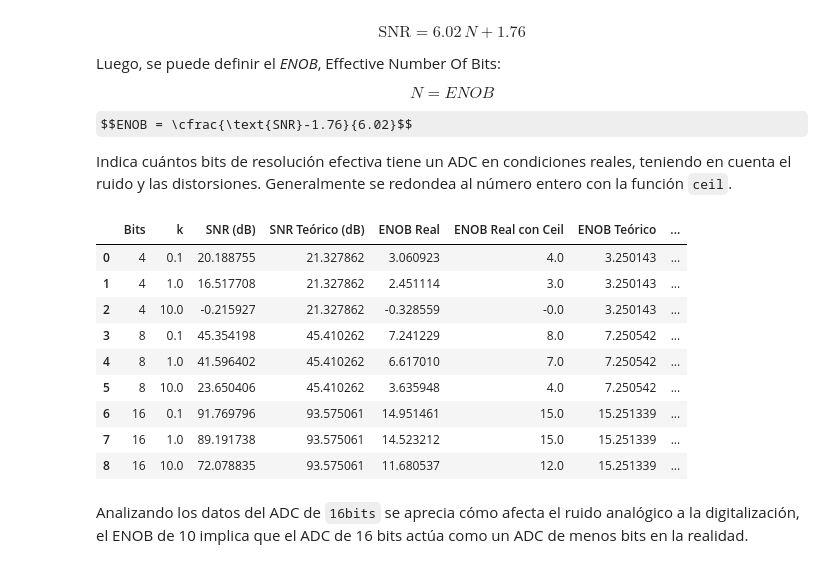
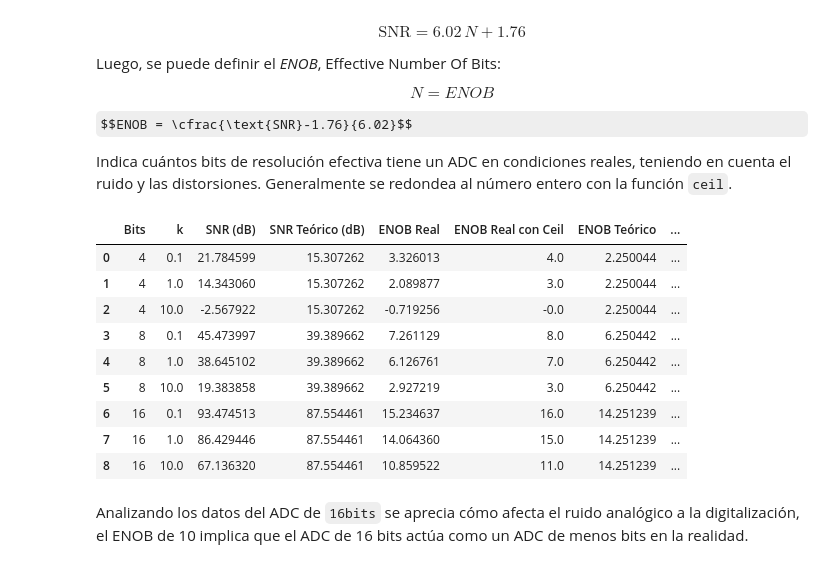
Before and after one commit to federico-b-ee/PDS-2024, a Jupyter notebook: TS4/notebook.ipynb, the cells around one changed output. Cells and saved outputs as stored; diff of their text form; code cells hidden in the pictures; some formulas as TeX source.

```diff
--- a/TS4/notebook.ipynb
+++ b/TS4/notebook.ipynb
@@ -35,8 +35,8 @@ import numpy as np
 amplitude = 1
 # Se alimenta el adc con vcc y vee
 # Utilizando la amplitud de la señal
-vcc = amplitude*2
-vee = -amplitude*2
+vcc = amplitude * 2
+vee = -amplitude * 2
 
 # Señal a cuantizar
 fs = N = 1000
@@ -48,8 +48,7 @@ t, sr = sine.wave(
 bits = 2
 q = (vcc - vee) / (2**bits - 1)
 
-random_signal = np.random.normal(0, q**2 / 12, N)
-normalized_signal = (random_signal - np.mean(random_signal)) / np.std(random_signal)
+random_signal = np.random.normal(0, np.sqrt(q**2 / 12 * 0.1), N)
 sn = sr + random_signal
 
 # Se grafica la señal real y con ruido
@@ -158,12 +155,12 @@ epsilon = 1e-10  # constante para evitar log(0)
 for j, b in enumerate(bits):
     for i, k in enumerate(k_values):
         # FFT calculos
-        ft_Srq = np.fft.fft(sq_list[j][i]) / N
-        ft_SR = np.fft.fft(sn_list[j][i]) / N
+        ft_Srq = np.fft.fft(sq_array[j, i]) / N
+        ft_SR = np.fft.fft(sn_array[j, i]) / N
         ft_As = np.fft.fft(sr) / N
-        ft_Nn = np.fft.fft(n_list[j][i]) / N
+        ft_Nn = np.fft.fft(n_array[j, i]) / N
 
-        ft_Nq = np.fft.fft(q_error[j][i]) / N
+        ft_Nq = np.fft.fft(q_error_array[j, i]) / N
 
         Nnq_mean = np.mean(np.abs(ft_Nq) ** 2)
         nNn_mean = np.mean(np.abs(ft_Nn) ** 2)
@@ -267,8 +264,16 @@ fig_hist, axs_hist = plt.subplots(len(bits), len(k_values), figsize=(24, 12))
 
 for j, b in enumerate(bits):
     for i, k in enumerate(k_values):
-        q = q_list[j][i]
-        q_err = q_error[j][i]
+        q = (vcc - vee) / (2 ** (b - 1))
+        p = (q**2 / 12) * k
+
+        # Ruido
+        sr, n = noise.normal(sr, 0, np.sqrt(p), N)
+        # Cuantización
+        sq, q = adc.adc_no_clip(sr, b, vcc)
+        # Error de cuantización
+        q_err = sr - sq
+
         # Ploteo los histogramas
         axs_hist[j, i].hist(q_err, bins=bins)
         # Ploteo distribución uniforme en linea punteada
@@ -283,7 +288,6 @@ for j, b in enumerate(bits):
                 b, vcc, q, k
             )
         )
-        # Limits
 plt.tight_layout()
 plt.show()
 # %% [output]
@@ -352,45 +353,45 @@ results = []
 
 for j, b in enumerate(bits):
     for i, k in enumerate(k_values):
-        q_err = q_error[j][i]
+        q_err = q_error_array[j, i]
         sigma_q = np.std(q_err)
 
         q = q_list[j][i]
         sigma_q_theo = q / np.sqrt(12)
 
         snr = 10 * np.log10(sigma_x_sq**2 / sigma_q**2)
         snr_theo = 10 * np.log10(sigma_x_theo_sq / sigma_q_theo**2)
 
         enob = (snr - 1.762) / 6.02
         enob_theo = (snr_theo - 1.762) / 6.02
         enob_theo_ceil = np.ceil(enob_theo)
         enob_ceil = np.ceil(enob)
 
         results.append(
             {
                 "Bits": b,
                 "k": k,
                 "SNR (dB)": snr,
                 "SNR Teórico (dB)": snr_theo,
                 "ENOB Real": enob,
                 "ENOB Real con Ceil": enob_ceil,
                 "ENOB Teórico": enob_theo,
                 "ENOB Teórico con Ceil": enob_theo_ceil,
             }
         )
 
 
 pd.DataFrame(results)
 # %% [output]
 |  | Bits | k | SNR (dB) | SNR Teórico (dB) | ENOB Real | ENOB Real con Ceil | ENOB Teórico | ... |
-| 0 | 4 | 0.1 | 20.188755 | 21.327862 | 3.060923 | 4.0 | 3.250143 | ... |
-| 1 | 4 | 1.0 | 16.517708 | 21.327862 | 2.451114 | 3.0 | 3.250143 | ... |
-| 2 | 4 | 10.0 | -0.215927 | 21.327862 | -0.328559 | -0.0 | 3.250143 | ... |
-| 3 | 8 | 0.1 | 45.354198 | 45.410262 | 7.241229 | 8.0 | 7.250542 | ... |
-| 4 | 8 | 1.0 | 41.596402 | 45.410262 | 6.617010 | 7.0 | 7.250542 | ... |
-| 5 | 8 | 10.0 | 23.650406 | 45.410262 | 3.635948 | 4.0 | 7.250542 | ... |
-| 6 | 16 | 0.1 | 91.769796 | 93.575061 | 14.951461 | 15.0 | 15.251339 | ... |
-| 7 | 16 | 1.0 | 89.191738 | 93.575061 | 14.523212 | 15.0 | 15.251339 | ... |
-| 8 | 16 | 10.0 | 72.078835 | 93.575061 | 11.680537 | 12.0 | 15.251339 | ... |
+| 0 | 4 | 0.1 | 21.784599 | 15.307262 | 3.326013 | 4.0 | 2.250044 | ... |
+| 1 | 4 | 1.0 | 14.343060 | 15.307262 | 2.089877 | 3.0 | 2.250044 | ... |
+| 2 | 4 | 10.0 | -2.567922 | 15.307262 | -0.719256 | -0.0 | 2.250044 | ... |
+| 3 | 8 | 0.1 | 45.473997 | 39.389662 | 7.261129 | 8.0 | 6.250442 | ... |
+| 4 | 8 | 1.0 | 38.645102 | 39.389662 | 6.126761 | 7.0 | 6.250442 | ... |
+| 5 | 8 | 10.0 | 19.383858 | 39.389662 | 2.927219 | 3.0 | 6.250442 | ... |
+| 6 | 16 | 0.1 | 93.474513 | 87.554461 | 15.234637 | 16.0 | 14.251239 | ... |
+| 7 | 16 | 1.0 | 86.429446 | 87.554461 | 14.064360 | 15.0 | 14.251239 | ... |
+| 8 | 16 | 10.0 | 67.136320 | 87.554461 | 10.859522 | 11.0 | 14.251239 | ... |
 # %% [markdown]
 Analizando los datos del ADC de `16bits` se aprecia cómo afecta el ruido analógico a la digitalización, el ENOB de 10 implica que el ADC de 16 bits actúa como un ADC de menos bits en la realidad.
```
Also changed, not shown: parts of 6 cells of this notebook, 1 other file.
